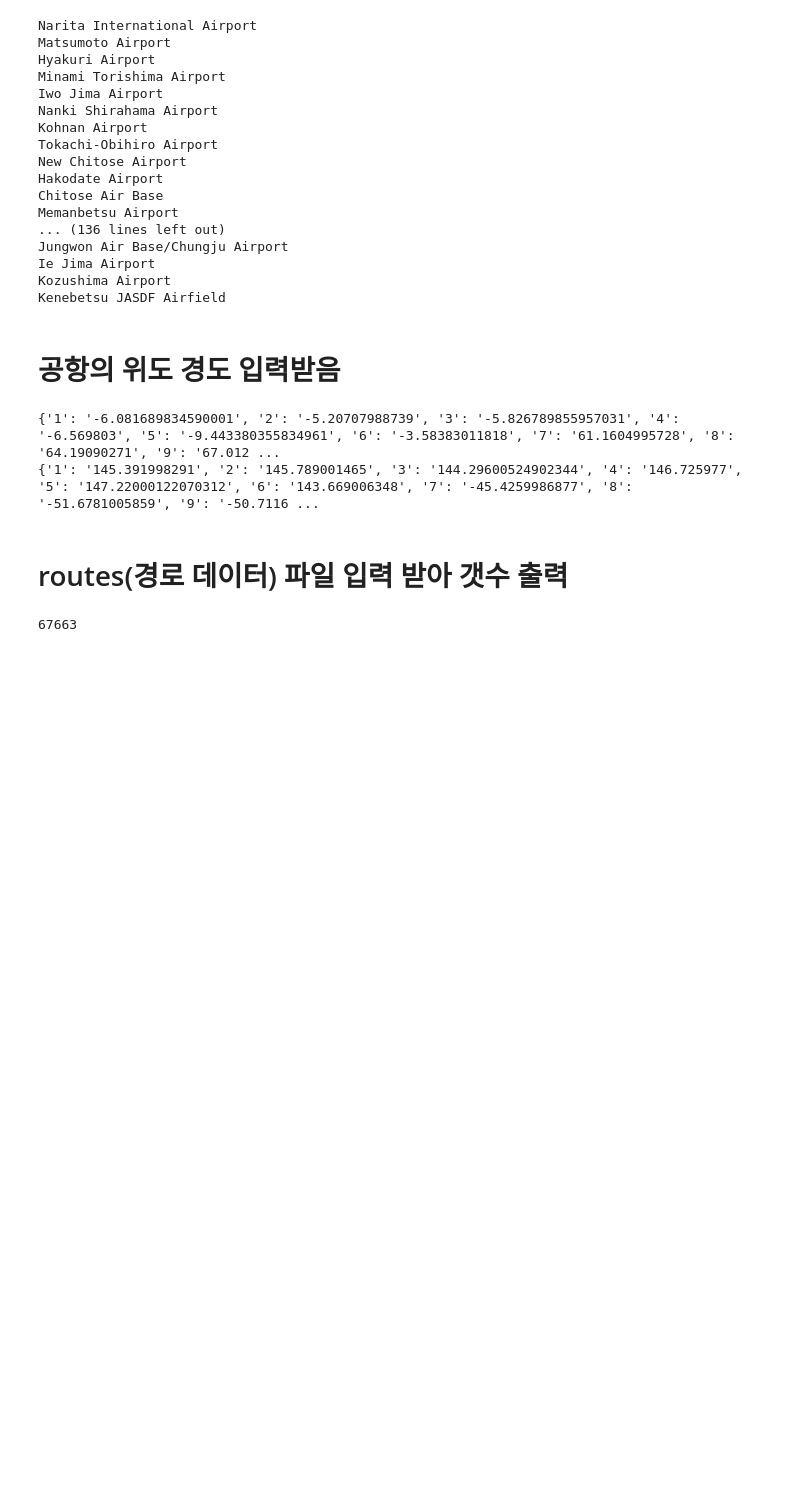
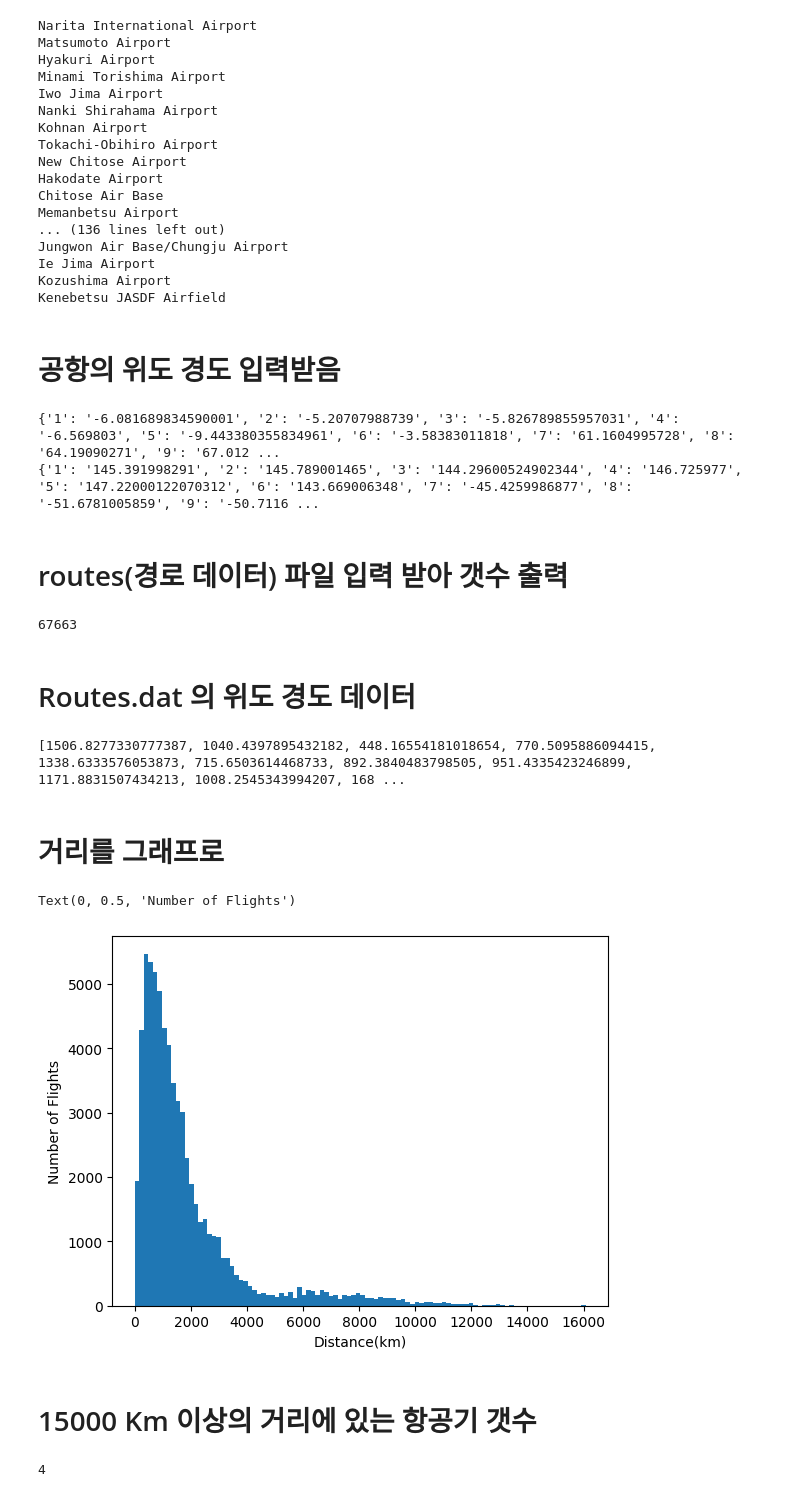
Before and after one commit to Thedume/PythonProgramming, a Jupyter notebook: 실습/1030.ipynb, the cells around one changed output. Saved outputs shown, nothing was run; the diff lists cells and outputs as text; code cells hidden in the pictures; blank space fills up the shorter version.

```diff
--- a/실습/1030.ipynb
+++ b/실습/1030.ipynb
@@ -87,0 +86,2 @@ import geopy
+# %% [markdown]
+# Routes.dat 의 위도 경도 데이터
@@ -87,0 +90,37 @@ import geopy
+# %%
+distance = []
+with open("C:\\Users\\JinYoung\\Desktop\\GIT\\PythonProgramming\\data\\routes.dat", encoding="UTF-8") as f:
+    for row in csv.reader(f):
+        if row[3] in latitudes and row[5] in latitudes:
+            s_lat = latitudes[row[3]]
+            s_lon = longitudes[row[3]]
+            d_lat = latitudes[row[5]]
+            d_lon = longitudes[row[5]]
+            distance.append(great_circle((s_lat,s_lon), (d_lat,d_lon)).km)
+
+print(distance)
+# %% [output]
+[1506.8277330777387, 1040.4397895432182, 448.16554181018654, 770.5095886094415, 1338.6333576053873, 715.6503614468733, 892.3840483798505, 951.4335423246899, 1171.8831507434213, 1008.2545343994207, 168 ...
+# %% [markdown]
+# 거리를 그래프로
+# %%
+import matplotlib.pyplot as plt
+
+plt.hist(distance, 100)
+plt.xlabel("Distance(km)")
+plt.ylabel("Number of Flights")
+# %% [output]
+Text(0, 0.5, 'Number of Flights')
+[figure, added]
+# %% [markdown]
+# 15000 Km 이상의 거리에 있는 항공기 갯수
+# %%
+cnt = 0
+
+for i in distance:
+    if i > 15000:
+        cnt += 1
+
+print(cnt)
+# %% [output]
+4
```
Also changed, not shown: parts of 2 cells of this notebook.
